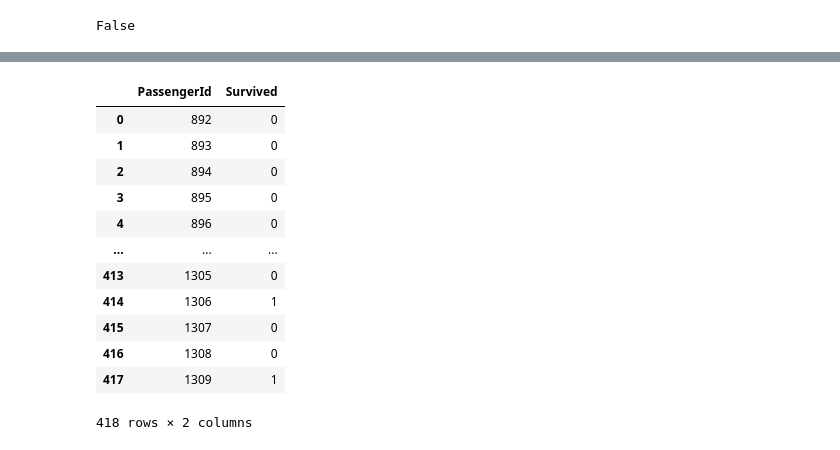
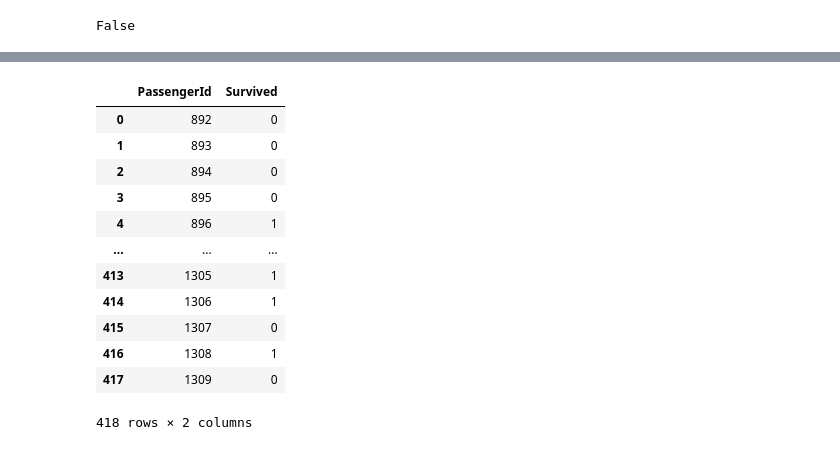
Before and after one commit to emnopal/titanic_classification, a Jupyter notebook: titanic.ipynb, the cells around one changed output, grey strips where cells are left out. Cells and saved outputs as stored; diff of their text form; code cells hidden in the pictures.

```diff
--- a/titanic.ipynb
+++ b/titanic.ipynb
@@ -713,7 +975,3 @@ for i in list(set(alp_data)):
 titanic_test['Cabin'].isna().any()
 # %% [output]
 False
-# %%
-# Replacing nan with mean
-titanic_test['Fare'] = titanic_test['Fare'].replace(np.nan, titanic_test['Fare'].mean())
-titanic_test['Fare'].isna().any()
@@ -766,15 +1020,13 @@ dtype: object
 # %%
 # then, first i will convert object datatype to float
 
-# creating child dataframe
-sex_test = pd.get_dummies(titanic_test['Sex']).astype('float64')
-cabin_test = pd.get_dummies(titanic_test['Cabin']).astype('float64')
-embarked_test = pd.get_dummies(titanic_test['Embarked']).astype('float64')
+titanic_test.loc[titanic_test['Sex'] == 'male', 'Sex'] = 0
+titanic_test.loc[titanic_test['Sex'] == 'female', 'Sex'] = 1
 
-# after it, we join the dataframe to parent dataframe
-titanic_test = titanic_test.join(sex_test)
-titanic_test = titanic_test.join(cabin_test)
-titanic_test = titanic_test.join(embarked_test)
-titanic_test = titanic_test.drop(['Sex', 'Cabin', 'Embarked'], axis=1)
+for num, cols in enumerate(list(titanic_test['Embarked'].value_counts().keys())):
+    titanic_test.loc[titanic_test['Embarked'] == cols, 'Embarked'] = num
+
+for num, cols in enumerate(list(titanic_test['Cabin'].value_counts().keys())):
+    titanic_test.loc[titanic_test['Cabin'] == cols, 'Cabin'] = num
 titanic_test
 # %% [output]
@@ -819,6 +1060,9 @@ dtype: object
 titanic_test['Pclass'] = titanic_test['Pclass'].astype('float64')
 titanic_test['SibSp'] = titanic_test['SibSp'].astype('float64')
 titanic_test['Parch'] = titanic_test['Parch'].astype('float64')
+titanic_test['Sex'] = titanic_test['Sex'].astype('float64')
+titanic_test['Cabin'] = titanic_test['Cabin'].astype('float64')
+titanic_test['Embarked'] = titanic_test['Embarked'].astype('float64')
 
 # is converted?
 print(titanic_test.dtypes)
@@ -863,7 +1096,7 @@ X_test = titanic_test
 # %%
 # lets normalize the dataset using StandarScaler
 from sklearn.preprocessing import StandardScaler,MinMaxScaler
-scale = StandardScaler()
+scale = MinMaxScaler()
 X_test = scale.fit_transform(X_test) # convert it to array then normalizing
 # %%
 X_test
@@ -889,29 +1122,29 @@ X_test.shape
 # %%
 # using machine learning
 model1 = RandomForestClassifier()
 model1.fit(x_test, y_test)
 model1_result = model1.predict(X_test)
 model1_result = model1_result.astype('int64')
 
 # write it to csv
 raw_submission_ml = {
         "PassengerId": passenger_id_test.values,
         "Survived": model1_result
     }
 submission_ml = pd.DataFrame(data=raw_submission_ml)
-submission_ml.to_csv('submission_ml1.csv', index=False)
+submission_ml.to_csv('submission/submission_ml1.csv', index=False)
 submission_ml
 # %% [output]
 |  | PassengerId | Survived |
 | 0 | 892 | 0 |
 | 1 | 893 | 0 |
 | 2 | 894 | 0 |
 | 3 | 895 | 0 |
-| 4 | 896 | 0 |
+| 4 | 896 | 1 |
 | ... | ... | ... |
-| 413 | 1305 | 0 |
+| 413 | 1305 | 1 |
 | 414 | 1306 | 1 |
 | 415 | 1307 | 0 |
-| 416 | 1308 | 0 |
-| 417 | 1309 | 1 |
+| 416 | 1308 | 1 |
+| 417 | 1309 | 0 |
 418 rows × 2 columns
```
Also changed, not shown: parts of 125 cells of this notebook, 1 other file.
